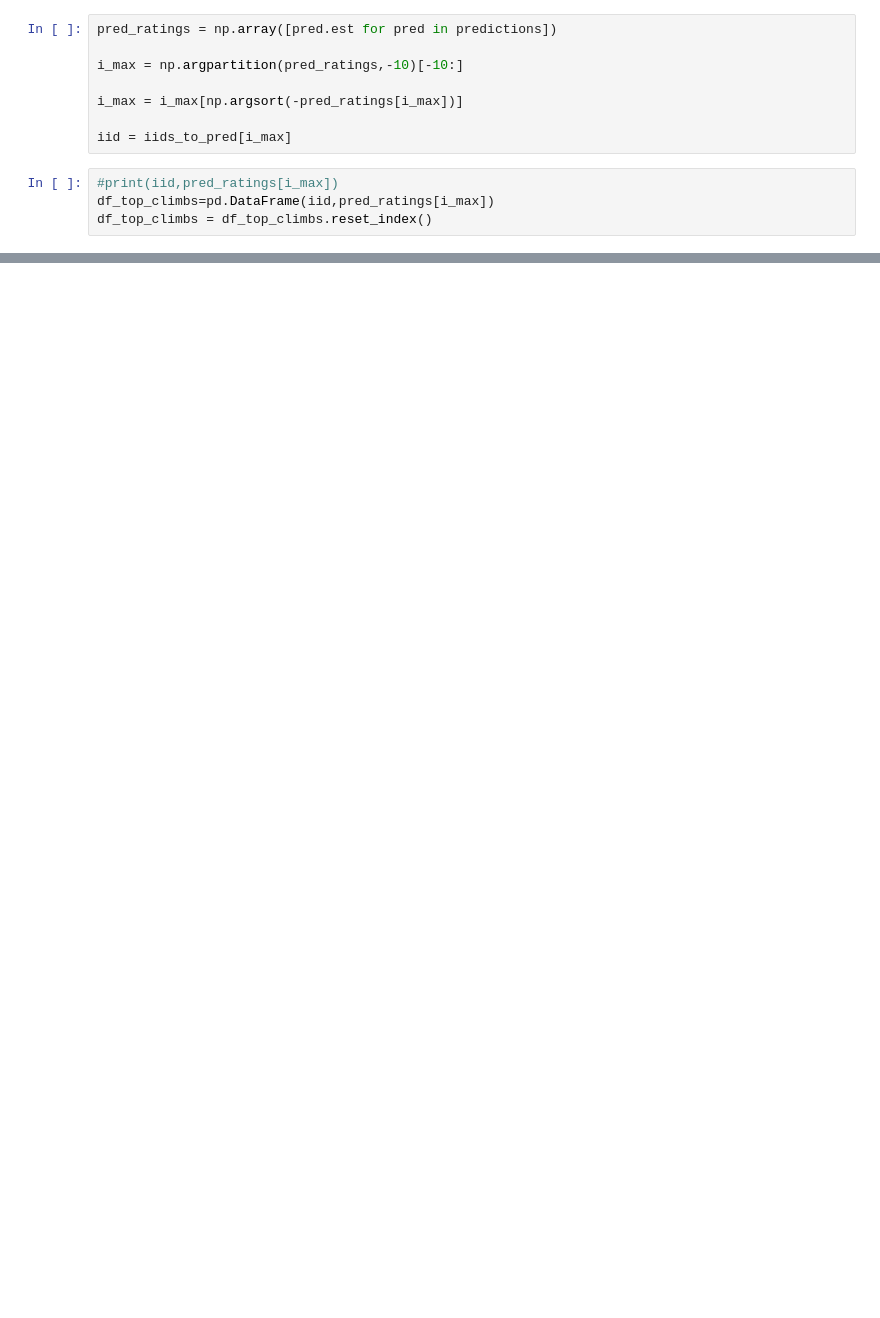
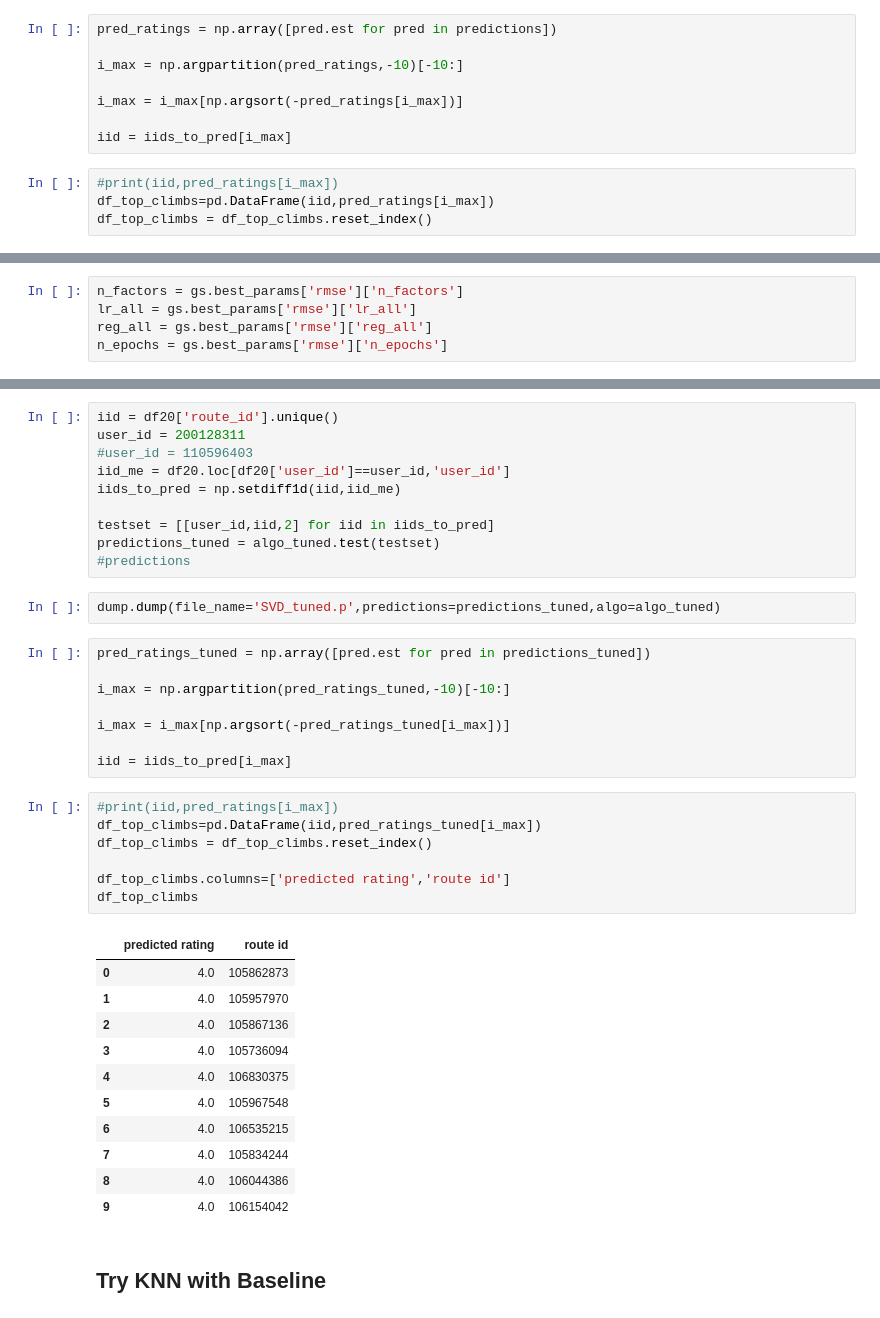
Before and after one commit to glabaria/NextClimb, a Jupyter notebook: Collaborative Filtering Exploration.ipynb, the cells around one changed output, grey strips where cells are left out. Saved outputs shown, nothing was run; the diff lists cells and outputs as text; blank space fills up the shorter version.

```diff
--- a/Collaborative Filtering Exploration.ipynb
+++ b/Collaborative Filtering Exploration.ipynb
@@ -240,0 +262,5 @@ df_top_climbs
+# %%
+n_factors = gs.best_params['rmse']['n_factors']
+lr_all = gs.best_params['rmse']['lr_all']
+reg_all = gs.best_params['rmse']['reg_all']
+n_epochs = gs.best_params['rmse']['n_epochs']
@@ -240,0 +272,41 @@ df_top_climbs
+# %%
+iid = df20['route_id'].unique()
+user_id = 200128311
+#user_id = 110596403
+iid_me = df20.loc[df20['user_id']==user_id,'user_id']
+iids_to_pred = np.setdiff1d(iid,iid_me)
+
+testset = [[user_id,iid,2] for iid in iids_to_pred]
+predictions_tuned = algo_tuned.test(testset)
+#predictions
+# %%
+dump.dump(file_name='SVD_tuned.p',predictions=predictions_tuned,algo=algo_tuned)
+# %%
+pred_ratings_tuned = np.array([pred.est for pred in predictions_tuned])
+
+i_max = np.argpartition(pred_ratings_tuned,-10)[-10:]
+
+i_max = i_max[np.argsort(-pred_ratings_tuned[i_max])]
+
+iid = iids_to_pred[i_max]
+# %%
+#print(iid,pred_ratings[i_max])
+df_top_climbs=pd.DataFrame(iid,pred_ratings_tuned[i_max])
+df_top_climbs = df_top_climbs.reset_index()
+
+df_top_climbs.columns=['predicted rating','route id']
+df_top_climbs
+# %% [output]
+|  | predicted rating | route id |
+| 0 | 4.0 | 105862873 |
+| 1 | 4.0 | 105957970 |
+| 2 | 4.0 | 105867136 |
+| 3 | 4.0 | 105736094 |
+| 4 | 4.0 | 106830375 |
+| 5 | 4.0 | 105967548 |
+| 6 | 4.0 | 106535215 |
+| 7 | 4.0 | 105834244 |
+| 8 | 4.0 | 106044386 |
+| 9 | 4.0 | 106154042 |
+# %% [markdown]
+## Try KNN with Baseline
```
Also changed, not shown: parts of 34 cells of this notebook, 4 other files.
